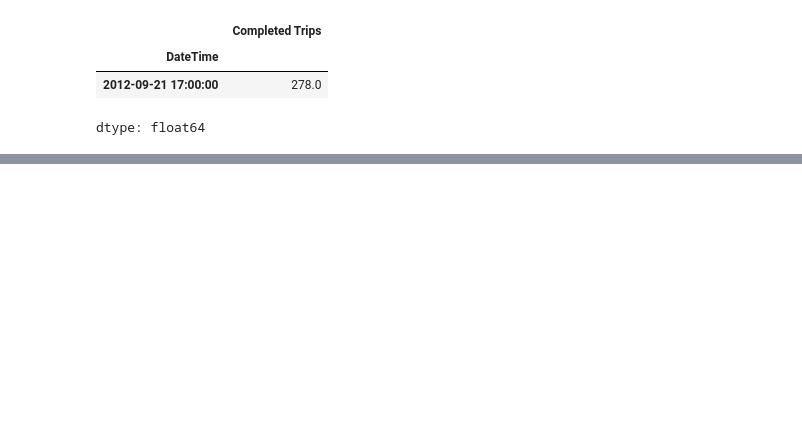
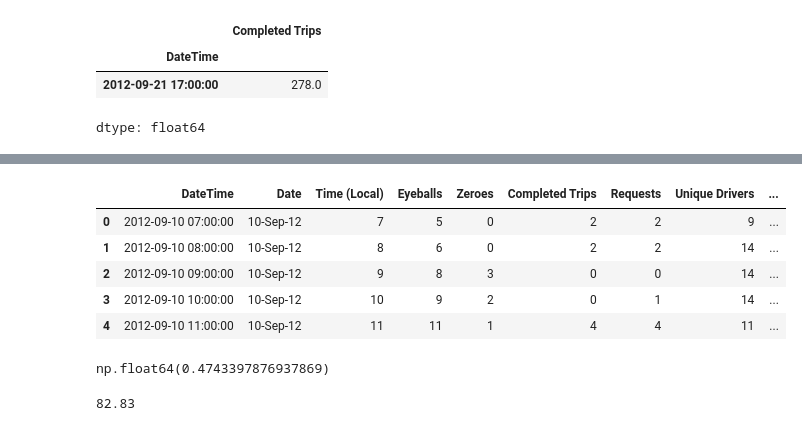
Before and after one commit to avi-11-2002/UBER-Assignment, a Jupyter notebook: Uber_DS_Assignment.ipynb, the cells around one changed output, grey strips where cells are left out. Saved outputs shown, nothing was run; the diff lists cells and outputs as text; code cells hidden in the pictures; blank space fills up the shorter version.

```diff
--- a/Uber_DS_Assignment.ipynb
+++ b/Uber_DS_Assignment.ipynb
@@ -196,0 +269,25 @@ df.head()
+# %%
+df_drivers = df[df["Unique Drivers"] > 0]
+df_drivers["Ratio"] = df["Completed Trips "] / df["Unique Drivers"]
+df_drivers.head()
+# %% [output]
+|  | DateTime | Date | Time (Local) | Eyeballs | Zeroes | Completed Trips | Requests | Unique Drivers | ... |
+| 0 | 2012-09-10 07:00:00 | 10-Sep-12 | 7 | 5 | 0 | 2 | 2 | 9 | ... |
+| 1 | 2012-09-10 08:00:00 | 10-Sep-12 | 8 | 6 | 0 | 2 | 2 | 14 | ... |
+| 2 | 2012-09-10 09:00:00 | 10-Sep-12 | 9 | 8 | 3 | 0 | 0 | 14 | ... |
+| 3 | 2012-09-10 10:00:00 | 10-Sep-12 | 10 | 9 | 2 | 0 | 1 | 14 | ... |
+| 4 | 2012-09-10 11:00:00 | 10-Sep-12 | 11 | 11 | 1 | 4 | 4 | 11 | ... |
+# %%
+# Noraml Average
+np.average(df_drivers["Ratio"])
+# %% [output]
+np.float64(0.4743397876937869)
+# %%
+num = sum(df_drivers["Ratio"] * df_drivers["Completed Trips "])
+denom = sum(df_drivers["Completed Trips "])
+
+# Weighted Average
+w_a = round((num / denom * 100), 2)
+w_a
+# %% [output]
+82.83
```
Also changed, not shown: parts of 29 cells of this notebook.
